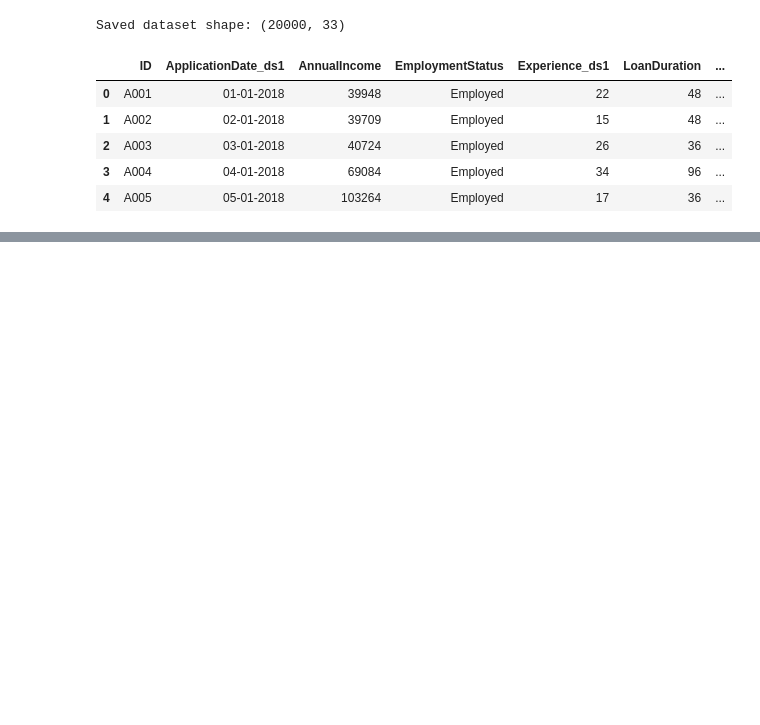
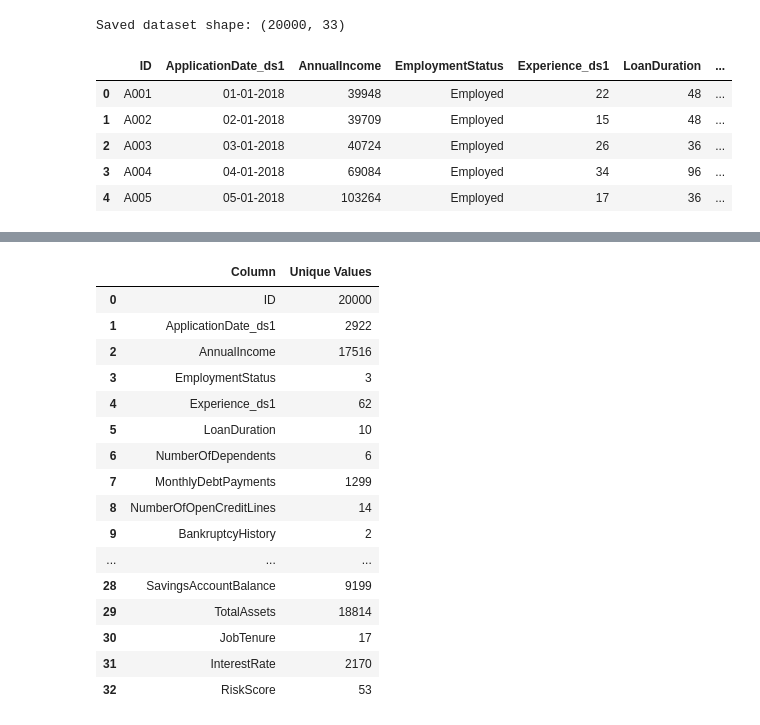
Before and after one commit to abilash3232-byte/CMP7005-PROGRAMMING-FOR-DATA-ANALYSIS, a Jupyter notebook: notebooks/CMP7005_PRAC.ipynb, the cells around one changed output, grey strips where cells are left out. Saved outputs shown, nothing was run; the diff lists cells and outputs as text; code cells hidden in the pictures; blank space fills up the shorter version.

```diff
--- a/notebooks/CMP7005_PRAC.ipynb
+++ b/notebooks/CMP7005_PRAC.ipynb
@@ -209,0 +318,25 @@ Saved dataset shape: (20000, 33)
+# %%
+unique_summary = pd.DataFrame({
+    "Column": merged_df.columns,
+    "Unique Values": [merged_df[col].nunique(dropna=False) for col in merged_df.columns]
+})
+
+unique_summary
+# %% [output]
+|  | Column | Unique Values |
+| 0 | ID | 20000 |
+| 1 | ApplicationDate_ds1 | 2922 |
+| 2 | AnnualIncome | 17516 |
+| 3 | EmploymentStatus | 3 |
+| 4 | Experience_ds1 | 62 |
+| 5 | LoanDuration | 10 |
+| 6 | NumberOfDependents | 6 |
+| 7 | MonthlyDebtPayments | 1299 |
+| 8 | NumberOfOpenCreditLines | 14 |
+| 9 | BankruptcyHistory | 2 |
+| ... | ... | ... |
+| 28 | SavingsAccountBalance | 9199 |
+| 29 | TotalAssets | 18814 |
+| 30 | JobTenure | 17 |
+| 31 | InterestRate | 2170 |
+| 32 | RiskScore | 53 |
```
Also changed, not shown: parts of 26 cells of this notebook.
